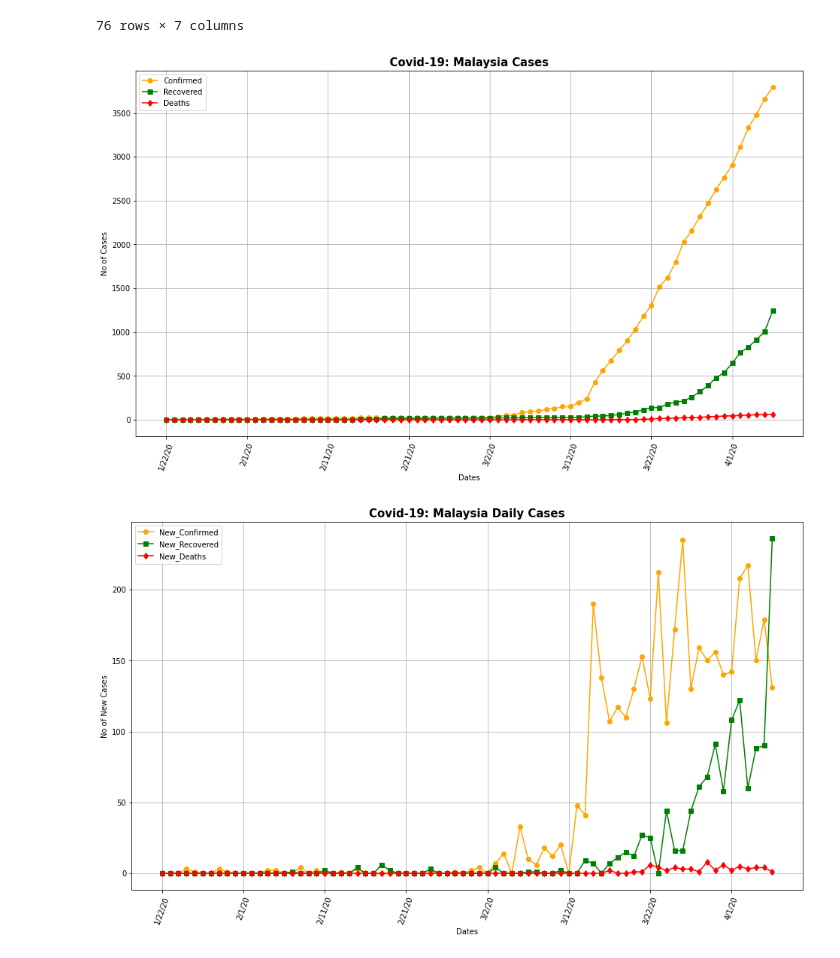
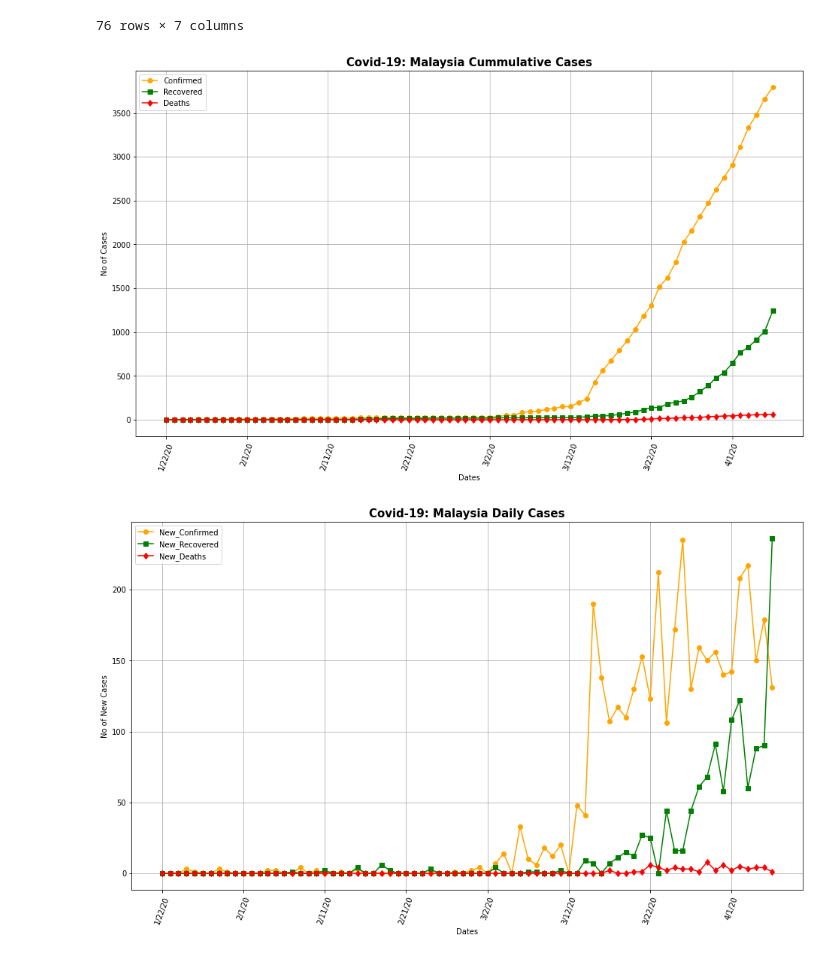
Before and after one commit to ashamril/ular_sawa_python, a Jupyter notebook: Malaysia_CoronaVirus_Covid_19_v5.ipynb, the cells around one changed output. Saved outputs shown, nothing was run; the diff lists cells and outputs as text; code cells hidden in the pictures.

```diff
--- a/Malaysia_CoronaVirus_Covid_19_v5.ipynb
+++ b/Malaysia_CoronaVirus_Covid_19_v5.ipynb
@@ -154,20 +154,20 @@ df_cases_malaysia
 # %%
 fig, ax = plt.subplots(1,1, figsize=(16,9))
 ax = plt.gca()
 
 ax = df_cases_malaysia.plot(kind='line',x='Date',y='Confirmed', color='orange', ax=ax, marker='o')
 ax = df_cases_malaysia.plot(kind='line',x='Date',y='Recovered', color='green', ax=ax, marker='s')
 ax = df_cases_malaysia.plot(kind='line',x='Date',y='Deaths', color='red', ax=ax, marker='d')
 plt.ylabel('No of Cases')
 plt.xticks(rotation=70)
 plt.xlabel('Dates')
 plt.grid(True)
 plt.legend(loc=2)
-plt.title('Covid-19: Malaysia Cases', fontweight='bold', fontsize=15)
+plt.title('Covid-19: Malaysia Cummulative Cases', fontweight='bold', fontsize=15)
 
 plt.show()
 # %% [output]
-[figure, old version]
+[figure, new version]
 # %%
 # Line plot
 fig, ax = plt.subplots(1,1, figsize=(16,9))
```
